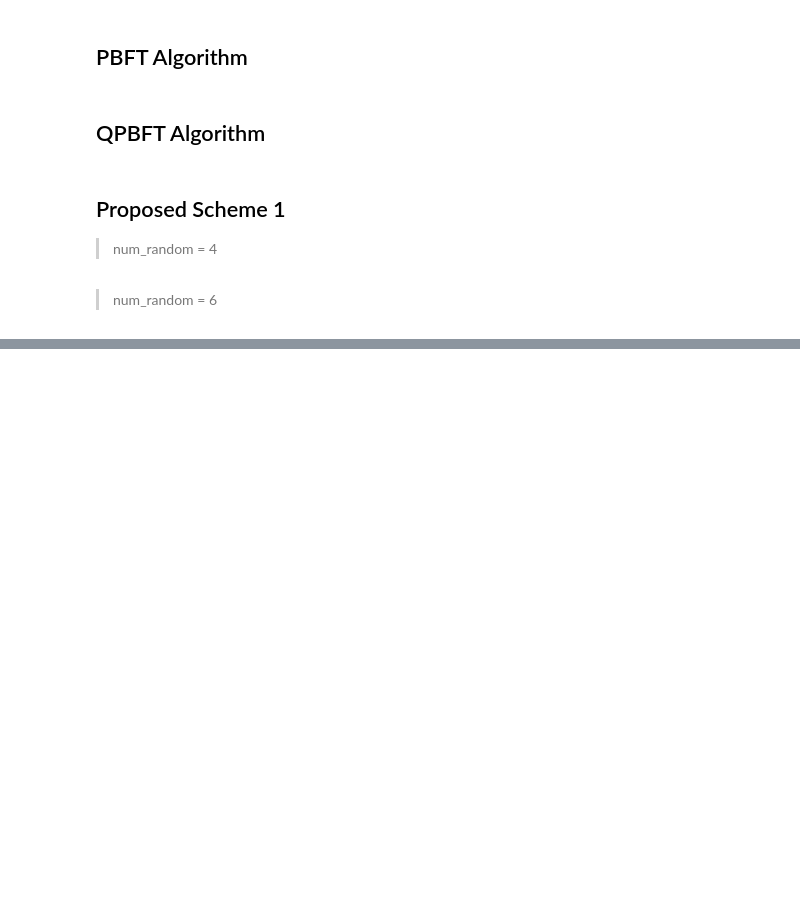
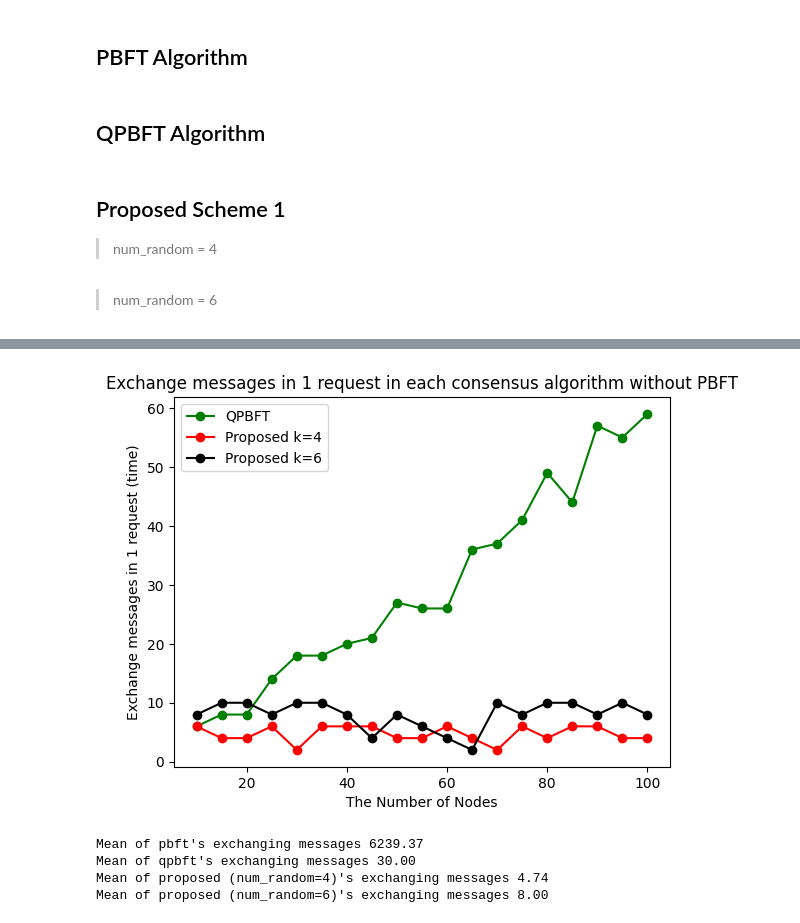
Before and after one commit to OatKID/consensus_demo, a Jupyter notebook: report.ipynb, the cells around one changed output, grey strips where cells are left out. Cells and saved outputs as stored; diff of their text form; code cells hidden in the pictures; blank space fills up the shorter version.

```diff
--- a/report.ipynb
+++ b/report.ipynb
@@ -281,0 +312,22 @@ plt.show()
+# %%
+# plt.plot(num_nodes, result_pbft_nodes["total_send"], label="PBFT", marker="o", color="blue")
+plt.plot(num_nodes, result_qpbft_nodes["total_send"], label="QPBFT", marker="o", color="green")
+plt.plot(num_nodes, result_proposed_nodes_1["total_send"], label="Proposed k=4", marker="o", color="red")
+plt.plot(num_nodes, result_proposed_nodes_2["total_send"], label="Proposed k=6", marker="o", color="black")
+plt.legend()
+plt.xlabel("The Number of Nodes")
+plt.ylabel("Exchange messages in 1 request (time)")
+plt.title("Exchange messages in 1 request in each consensus algorithm without PBFT")
+plt.show()
+# %% [output]
+[figure, added]
+# %%
+print(f"Mean of pbft's exchanging messages {np.mean(result_pbft_nodes["total_send"]):.2f}")
+print(f"Mean of qpbft's exchanging messages {np.mean(result_qpbft_nodes["total_send"]):.2f}")
+print(f"Mean of proposed (num_random=4)'s exchanging messages {np.mean(result_proposed_nodes_1["total_send"]):.2f}")
+print(f"Mean of proposed (num_random=6)'s exchanging messages {np.mean(result_proposed_nodes_2["total_send"]):.2f}")
+# %% [output]
+Mean of pbft's exchanging messages 6239.37
+Mean of qpbft's exchanging messages 30.00
+Mean of proposed (num_random=4)'s exchanging messages 4.74
+Mean of proposed (num_random=6)'s exchanging messages 8.00
```
Also changed, not shown: parts of 8 cells of this notebook.
